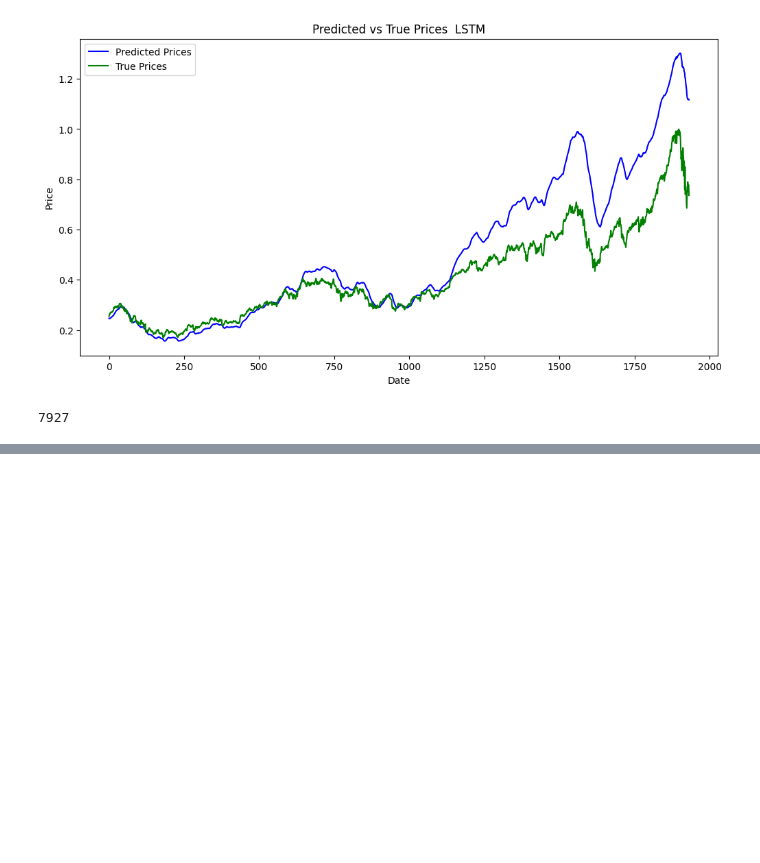
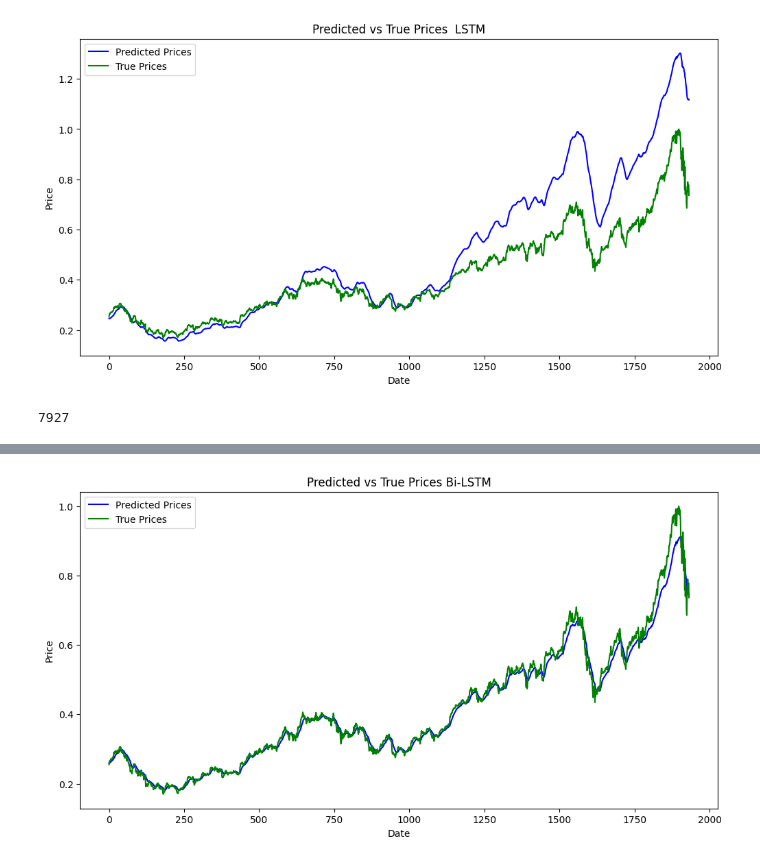
Before and after one commit to hien-p/LSTM-BI-Stacked-pytorch, a Jupyter notebook: BI-LSTM_classification.ipynb, the cells around one changed output, grey strips where cells are left out. Saved outputs shown, nothing was run; the diff lists cells and outputs as text; code cells hidden in the pictures; blank space fills up the shorter version.

Commit message:
func: LSTM models

```diff
--- a/BI-LSTM_classification.ipynb
+++ b/BI-LSTM_classification.ipynb
@@ -488,9 +488,9 @@ plt.show()
 # Định nghĩa mô hình BiLSTM
 
 # build class Bi LSTM
-class BiLSTM(nn.Module):
+class LSTMModel(nn.Module):
     def __init__(self, input_size, hidden_size, num_layers, num_classes):
-        super(BiLSTM, self).__init__()
+        super(LSTMModel, self).__init__()
 
 
         self.input_size = input_size
@@ -547,0 +559,7 @@ for epoch in range(num_epochs):
+# %%
+# Đánh giá mô hình trên tập kiểm tra
+model.eval()
+with torch.no_grad():
+    test_outputs = model(X_test.to(device))
+    test_loss = criterion(test_outputs, y_test.to(device))
+    print(f'Test Loss: {test_loss.item():.4f}')
@@ -547,0 +568,23 @@ for epoch in range(num_epochs):
+# %%
+import matplotlib.pyplot as plt
+
+# Chuyển dữ liệu dự đoán từ GPU về CPU
+test_outputs_cpu = test_outputs.cpu()
+
+# Chuyển dữ liệu dự đoán về dạng numpy array
+predicted_prices = test_outputs_cpu.numpy()
+
+# Chuyển dữ liệu giá trị thực tế về dạng numpy array
+true_prices = y_test.cpu().numpy()
+
+# Vẽ biểu đồ
+plt.figure(figsize=(12, 6))
+plt.plot(predicted_prices, label='Predicted Prices', color='blue')
+plt.plot(true_prices, label='True Prices', color='green')
+plt.title('Predicted vs True Prices Bi-LSTM')
+plt.xlabel('Date')
+plt.ylabel('Price')
+plt.legend()
+plt.show()
+# %% [output]
+[figure, added]
```
Also changed, not shown: parts of 2 cells of this notebook.
